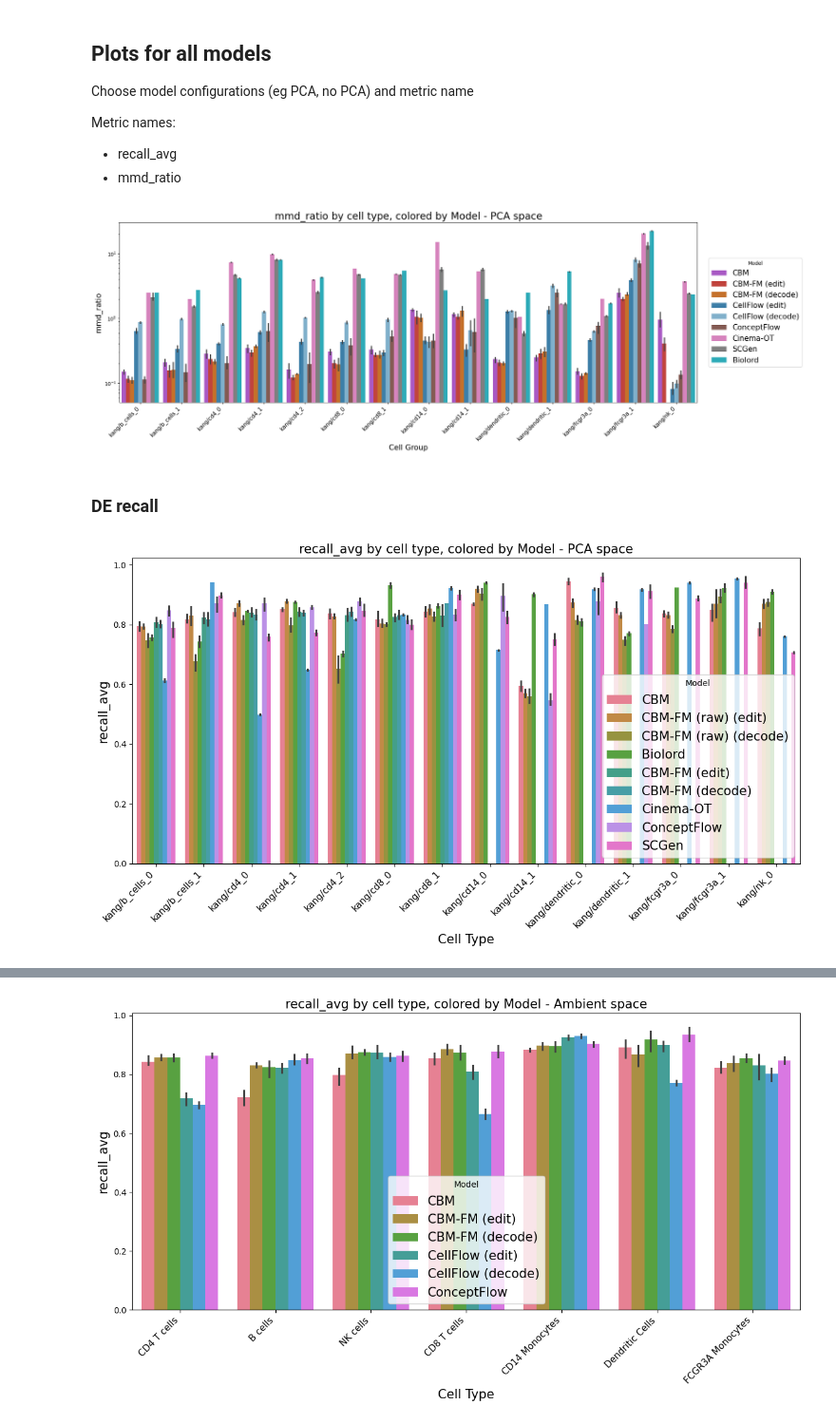
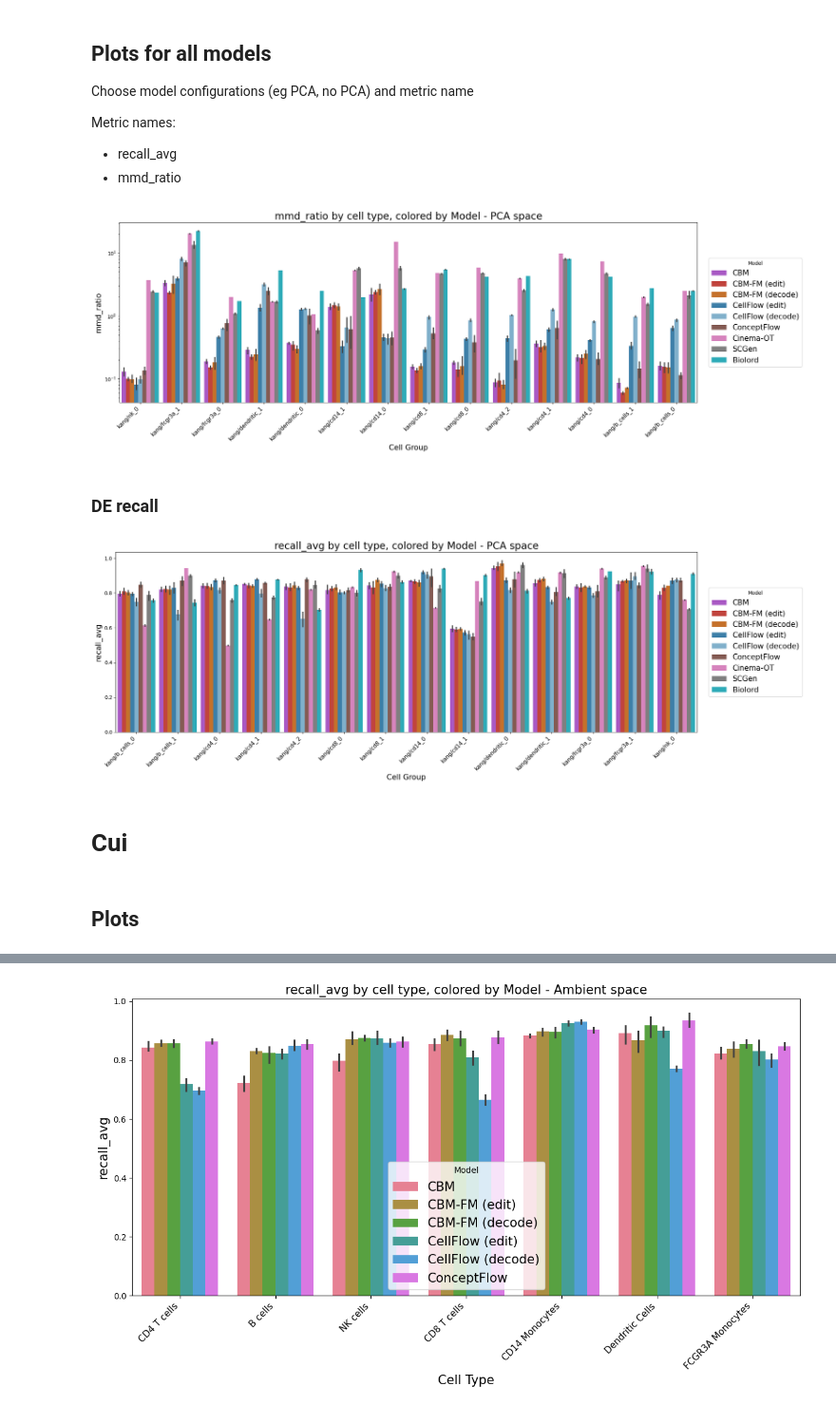
Before and after one commit to almaan/scCBGM, a Jupyter notebook: notebooks/analysis/results_aggregation.ipynb, the cells around one changed output, grey strips where cells are left out. Shown at 95% size. Drawn from its saved outputs; the diff is of its cells as text; code cells hidden in the pictures.

Commit message:
SCgen fix

```diff
--- a/notebooks/analysis/results_aggregation.ipynb
+++ b/notebooks/analysis/results_aggregation.ipynb
@@ -18,10 +20,9 @@ sns.set_palette("husl")
 api = wandb.Api()
 
 # Method 1: Get sweep object first
-#sweep_ids = ["9arkmgkc", "f5d92uft", "oyr51sa3", "ybesbkzm"]
-sweep_ids = ["s9ps0o68", "zyr96hdg", "hdsymc6v"]
-sweep_ids = ["9r21cttu","67yrmt83","nywp5vl5","8ztw5y0h"]
-sweep_ids = ["g8povs27", "fymvd3ew", "5tj444h1", "ybds4iut", "gxlld5l2", "rnbneqke", "lf58ioxv"]
+sweep_ids = ["g8povs27", "fymvd3ew", "5tj444h1", "ybds4iut", "gxlld5l2", "rnbneqke", "lf58ioxv"] # This is with concept_hp=0.01 for CBM-based models
+sweep_ids = ["0ndnusil", "fymvd3ew", "5tj444h1", "cdv2yyo6", "gxlld5l2", "rnbneqke", "lf58ioxv"] # This is with concept_hp=0.1 for CBM-based models
+
 entity = "debroue1"  # your username or team name
 project = "conceptlab"
 
@@ -41,7 +42,8 @@ for sweep_id in sweep_ids:
                           "mmd_ratio": mmd_ratio,
                           "emd_ratio": emd_ratio,
                           "recall_negs": recall_negs,
-                          "recall_pos": recall_pos})
+                          "recall_pos": recall_pos,
+                          "sweep": sweep_id,})
     df_sweep = pd.DataFrame(runs_dict)
     dfs.append(df_sweep)
 df_res = pd.concat(dfs, ignore_index=True)
@@ -151,42 +153,71 @@ fig.subplots_adjust(right=0.75)  # reduce to e.g. 0.75 or 0.7 depending on legen
 plt.tight_layout()
 plt.show()
 # %% [output]
-[figure, old version]
+[figure, new version]
 # %% [markdown]
 ### DE recall
 # %%
 metric_name = 'recall_avg'
 
 
 # Barplot: 4 bars for each cell type (one per model), aggregation over seeds, with error bars, larger font, and tilted x labels
 import matplotlib.pyplot as plt
 import seaborn as sns
 
 # Check required columns
 required_cols = ['data/intervention_labels', 'model', 'seed', metric_name]
 missing = [col for col in required_cols if col not in df_res.columns]
 if missing:
     raise ValueError(f"Missing columns in df_res: {missing}")
 
 # Aggregate over seeds: mean and std of mmd_ratio for each (cell type, model) pair
-#plot_df = df_res_sub.groupby(['data/intervention_labels', 'model']).agg({'mmd_ratio': ['mean', 'std']}).reset_index()
+model_order = ["CBM", "CBM-FM (edit)", "CBM-FM (decode)", "CellFlow (edit)", "CellFlow (decode)",  "ConceptFlow", "Cinema-OT", "SCGen", "Biolord"]
 
-plt.figure(figsize=(12,7))
+color_map = {
+    "CBM": "#b247d6",                     # purple
+    "CBM-FM (edit)": "#d73027",           # red (edit)
+    "CBM-FM (decode)": "#df6e11",         # orange-red (decode)
+    "CellFlow (edit)": "#2b83ba",         # blue (edit)
+    "CellFlow (decode)": "#73b3d8",       # lighter blue (decode)
+    "ConceptFlow": "#8c564b",             # brownish
+    "Cinema-OT": "#e377c2",               # pink
+    "SCGen": "#7f7f7f",                   # gray
+    "Biolord": "#17becf",                 # teal
+}
+# Keep only colors for models present
+palette = {k: v for k, v in color_map.items() if k in model_order}
+
+
+plt.figure(figsize=(20,7))
 ax = sns.barplot(
     data=df_res,
     x='data/intervention_labels',
     y=metric_name,
     estimator="mean",
     hue='model',
-    palette='husl',
+    hue_order = model_order,
+    palette=palette,
+    width=0.9,
+    dodge = True,
  )
+plt.title(f'{metric_name} by cell type, colored by Model - PCA space', fontsize=20)
+plt.ylabel(f'{metric_name}', fontsize=15)
+plt.xlabel('Cell Group', fontsize=15)
+plt.xticks(rotation=45, ha='right', fontsize=11)
 
-plt.title(f'{metric_name} by cell type, colored by Model - PCA space', fontsize=15)
-plt.ylabel(f'{metric_name}', fontsize=15)
-plt.xlabel('Cell Type', fontsize=15)
-plt.xticks(rotation=45, ha='right', fontsize=11)
-plt.legend(title='Model', fontsize=15)
+# place legend to the right, outside the plot
+n_models = df_res['model'].nunique()
+ncol = 1  # single column legend on the right
+leg = ax.legend(title='Model', fontsize=15, ncol=ncol,
+                loc='center left', bbox_to_anchor=(1.02, 0.5), borderaxespad=0.)
+
+# make room on the right for the legend
+fig = ax.get_figure()
+fig.subplots_adjust(right=0.75)  # reduce to e.g. 0.75 or 0.7 depending on legend width
+
 plt.tight_layout()
 plt.show()
 # %% [output]
-[figure, old version]
+[figure, new version]
+# %% [markdown]
+# Cui
@@ -192,0 +266,2 @@ plt.show()
+# %% [markdown]
+## Plots
```
Also changed, not shown: parts of 13 cells of this notebook, 13 other files.
